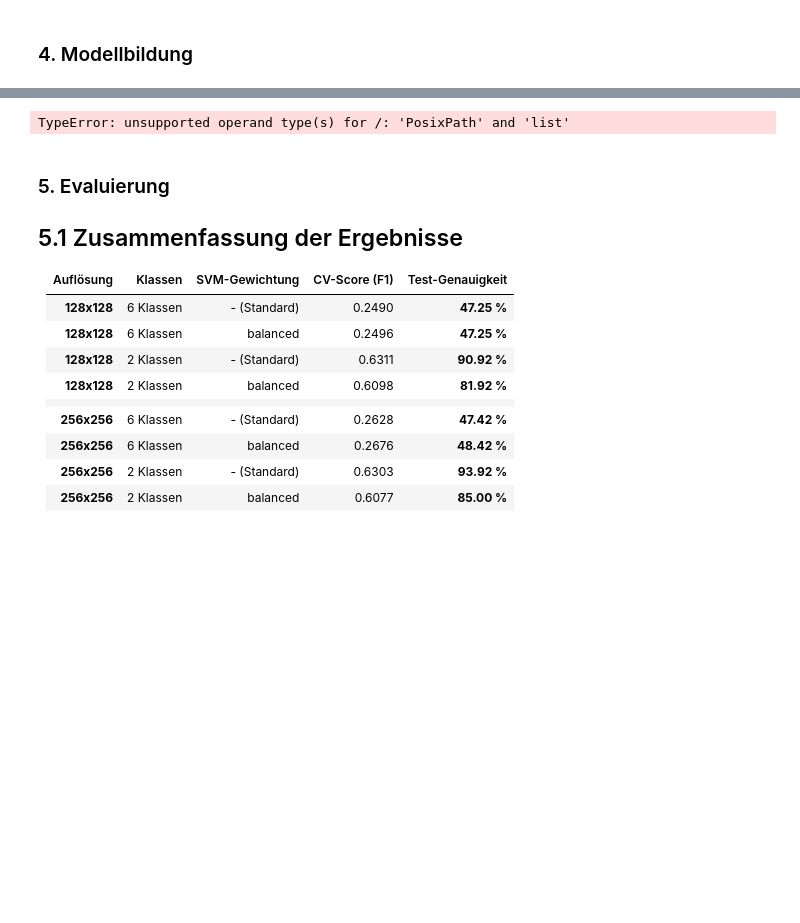
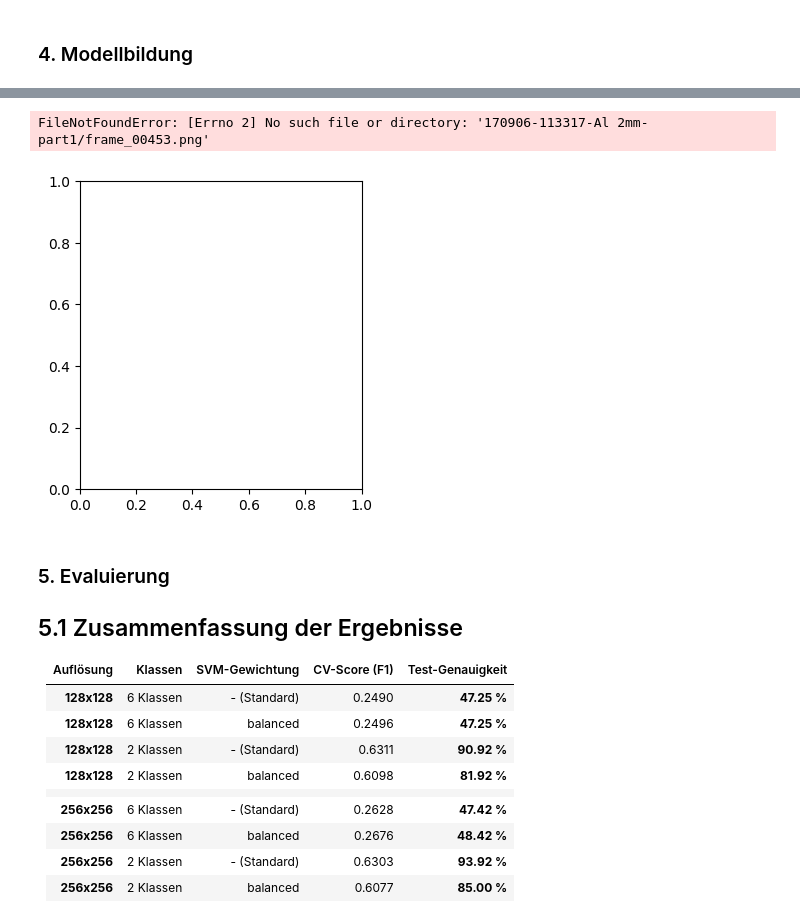
Before and after one commit to DominikSchuck/MLiP_Project, a Jupyter notebook: MLiP_Klassifikation_Projekt_5_balanced_Dataset.ipynb, the cells around one changed output, grey strips where cells are left out. Saved outputs shown, nothing was run; the diff lists cells and outputs as text; code cells hidden in the pictures; blank space fills up the shorter version.

```diff
--- a/MLiP_Klassifikation_Projekt_5_balanced_Dataset.ipynb
+++ b/MLiP_Klassifikation_Projekt_5_balanced_Dataset.ipynb
@@ -1135,29 +1135,30 @@ weighted avg       0.63      0.64      0.63       800
 # %%
 def plot_selected_errors(errors_list):
     """Plottet die übergebenen Fehler-Bilder nebeneinander."""
     if not errors_list:
         print("Keine Fehler zum Plotten vorhanden!")
         return
 
     plt.figure(figsize=(8, 4))
     for i, err in enumerate(errors_list[:2]): # Garantiert max. 2 Bilder
         plt.subplot(1, 2, i + 1)
         img = Image.open(err["path"])
         plt.imshow(img, cmap='gray')
         plt.title(f"Wahr: {err['true_label']}\nVorhergesagt: {err['pred_label']}", color="darkred", fontsize=10)
         plt.axis('off')
 
     plt.suptitle("Exemplarische Fehlklassifikationen", fontsize=12, fontweight='bold')
     plt.tight_layout()
     plt.show()
 
 # AUFRUF IN DER SEPARATEN ZELLE AM ENDE:
 # Beispiel: Zeige die 2 Fehler aus dem 128x128 Versuch mit 4 Klassen
 sample_errors = results_hog["128x128"]["4_classes"]["errors"]
-path = Path(orig_set.train_dir) / sample_errors
-plot_selected_errors(orig_set.trasample_errors)
+
+plot_selected_errors(sample_errors)
 # %% [output]
-TypeError: unsupported operand type(s) for /: 'PosixPath' and 'list'
+FileNotFoundError: [Errno 2] No such file or directory: '170906-113317-Al 2mm-part1/frame_00453.png'
+[figure, added]
 # %% [markdown]
 ### 5. Evaluierung
 
```
Also changed, not shown: parts of 2 cells of this notebook.
